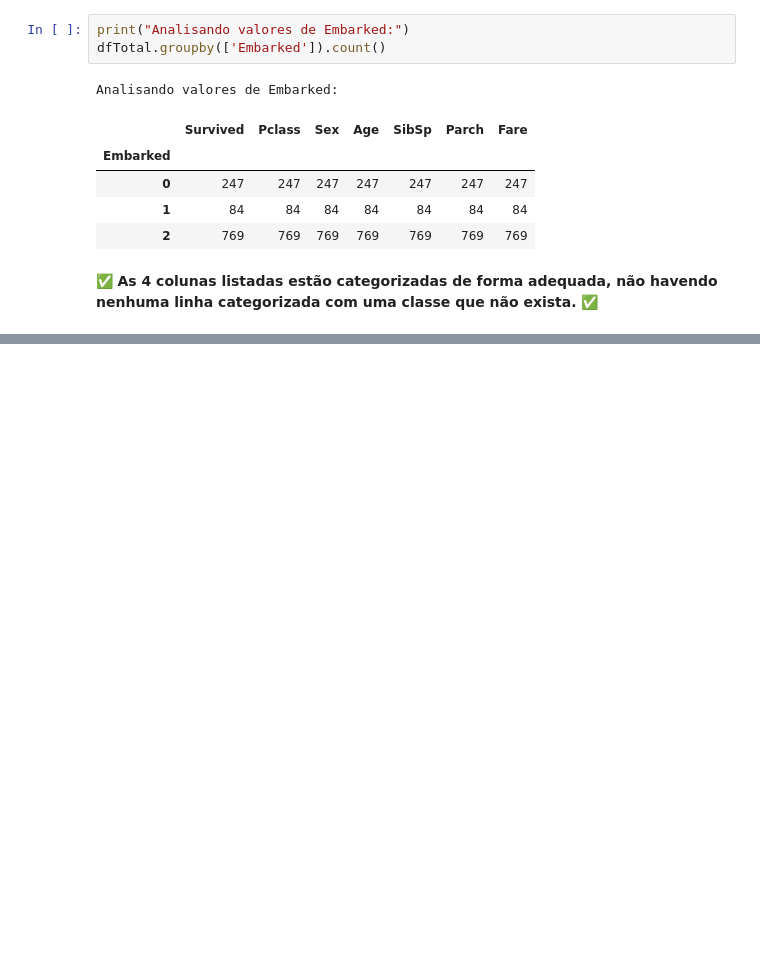
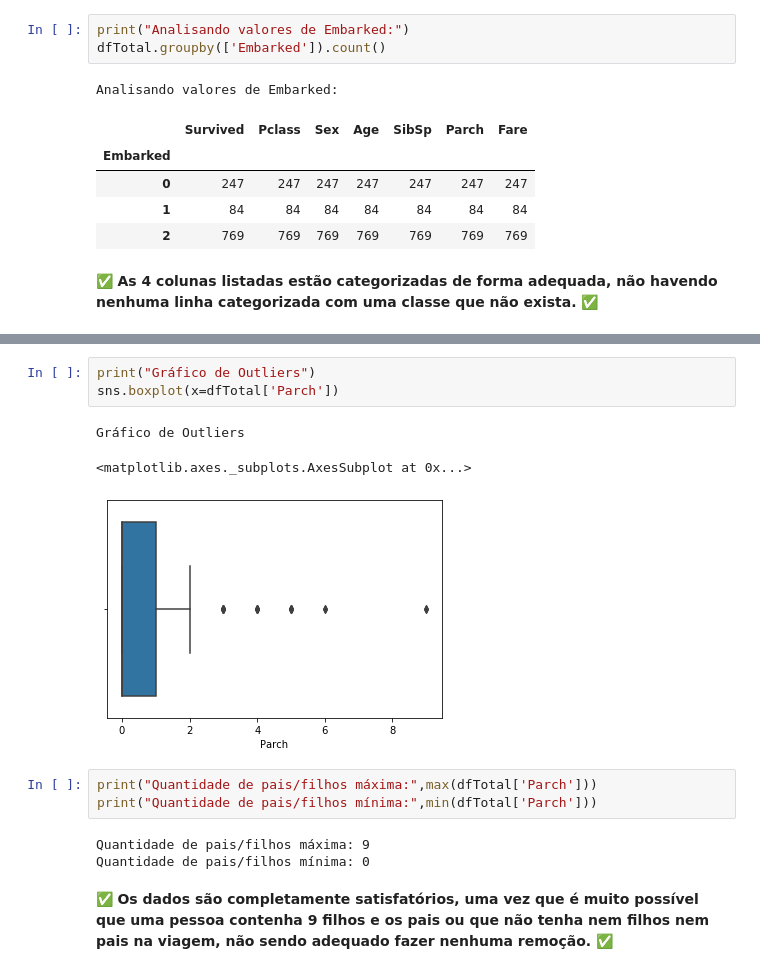
Before and after one commit to BarrosLucas/IA-Test, a Jupyter notebook: Question1.ipynb, the cells around one changed output, grey strips where cells are left out. Drawn from its saved outputs; the diff is of its cells as text; blank space fills up the shorter version.

```diff
--- a/Question1.ipynb
+++ b/Question1.ipynb
@@ -254,0 +389,15 @@ Analisando valores de Embarked:
+# %%
+print("Gráfico de Outliers")
+sns.boxplot(x=dfTotal['Parch'])
+# %% [output]
+Gráfico de Outliers
+<matplotlib.axes._subplots.AxesSubplot at 0x...>
+[figure, added]
+# %%
+print("Quantidade de pais/filhos máxima:",max(dfTotal['Parch']))
+print("Quantidade de pais/filhos mínima:",min(dfTotal['Parch']))
+# %% [output]
+Quantidade de pais/filhos máxima: 9
+Quantidade de pais/filhos mínima: 0
+# %% [markdown]
+✅ __Os dados são completamente satisfatórios, uma vez que é muito possível que uma pessoa contenha 9 filhos e os pais ou que não tenha nem filhos nem pais na viagem, não sendo adequado fazer nenhuma remoção.__ ✅
```
Also changed, not shown: parts of 24 cells of this notebook.
